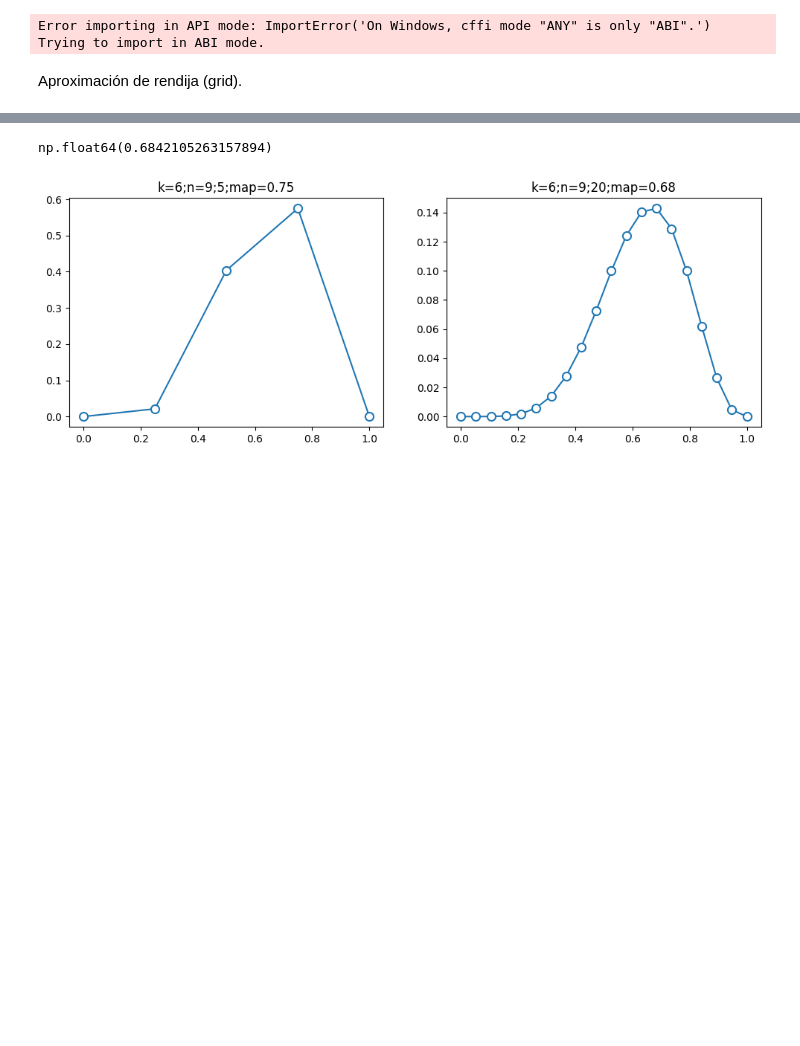
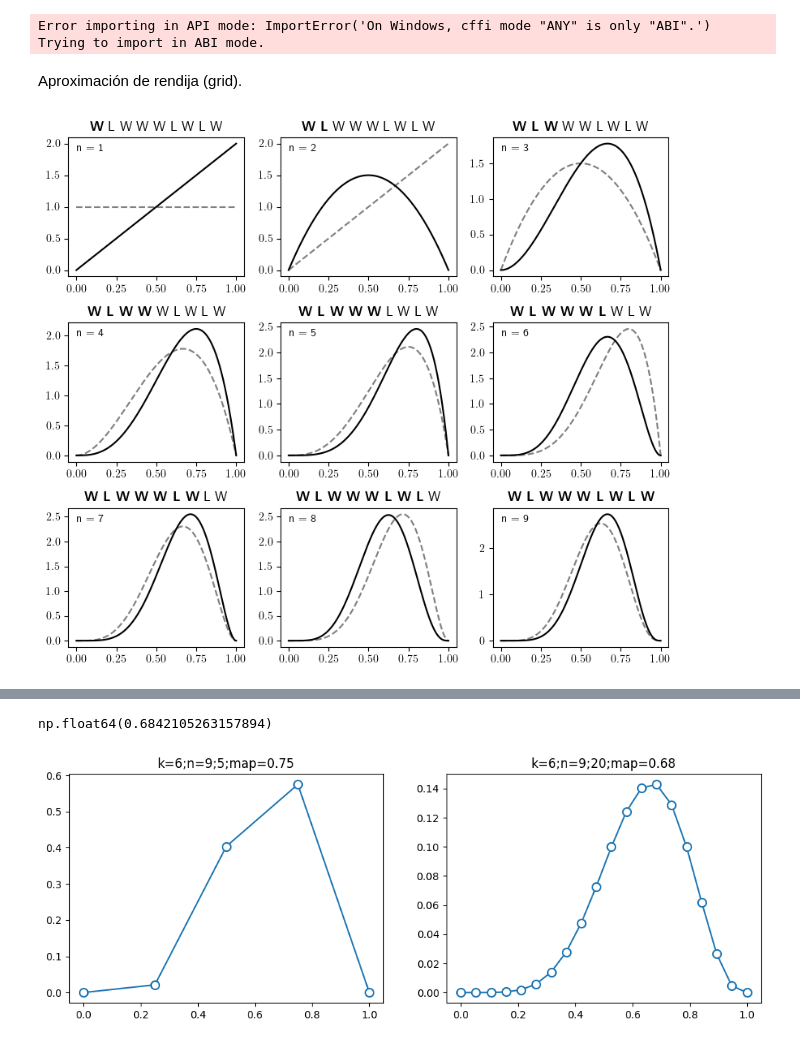
Before and after one commit to chrisdewa/christats, a Jupyter notebook: notebooks/rethinking/chap2.ipynb, the cells around one changed output, grey strips where cells are left out. Drawn from its saved outputs; the diff is of its cells as text; code cells hidden in the pictures; blank space fills up the shorter version.

```diff
--- a/notebooks/rethinking/chap2.ipynb
+++ b/notebooks/rethinking/chap2.ipynb
@@ -10,3 +10,40 @@ Error importing in API mode: ImportError('On Windows, cffi mode "ANY" is only "A
 Trying to import in ABI mode.
 # %% [markdown]
 Aproximación de rendija (grid).
+# %%
+import matplotlib.pyplot as plt
+import numpy as np
+import scipy.stats as stats
+
+x = np.linspace(0, 1, 1000)
+
+def plot_beta(k, n, a0, b0, title=None, ax=None):
+    if ax is None:
+        _, ax = plt.subplots()
+    beta_prior = stats.beta(a0, b0)
+    y_prior = beta_prior.pdf(x)
+    ax.plot(x, y_prior, ls='--', c='k', alpha=0.5)
+    a1,b1 = a0 + k, b0 + (n-k)
+    beta_post = stats.beta(a1, b1)
+    y_post = beta_post.pdf(x)
+    ax.plot(x, y_post, c='k')
+    title = title or f'Beta({a1=},{b1=})'
+    ax.set_title(title)
+    n_obs = a1+b1-2
+    ax.text(0.05, 0.9, f'n = {n_obs}', transform=ax.transAxes)
+
+    return a1, b1
+
+_, grid = plt.subplots(3, 3, figsize=(8,7))
+grid = grid.flatten()
+a0, b0 = 1, 1
+title_base = list('WLWWWLWLW')
+
+for i, k in enumerate((1, 0, 1, 1, 1, 0, 1, 0, 1), start=1):
+    bold = ' '.join(title_base[:i])
+    rest = ' '.join(title_base[i:])
+    title = r'$\text{bf{' + bold + r'}}$' + ' ' + rest
+    a0, b0 = plot_beta(k, 1, a0, b0, title=title, ax=grid[i-1])
+    plt.tight_layout()
+# %% [output]
+[figure, added]
```
Also changed, not shown: parts of 1 cell of this notebook, 1 other file.
